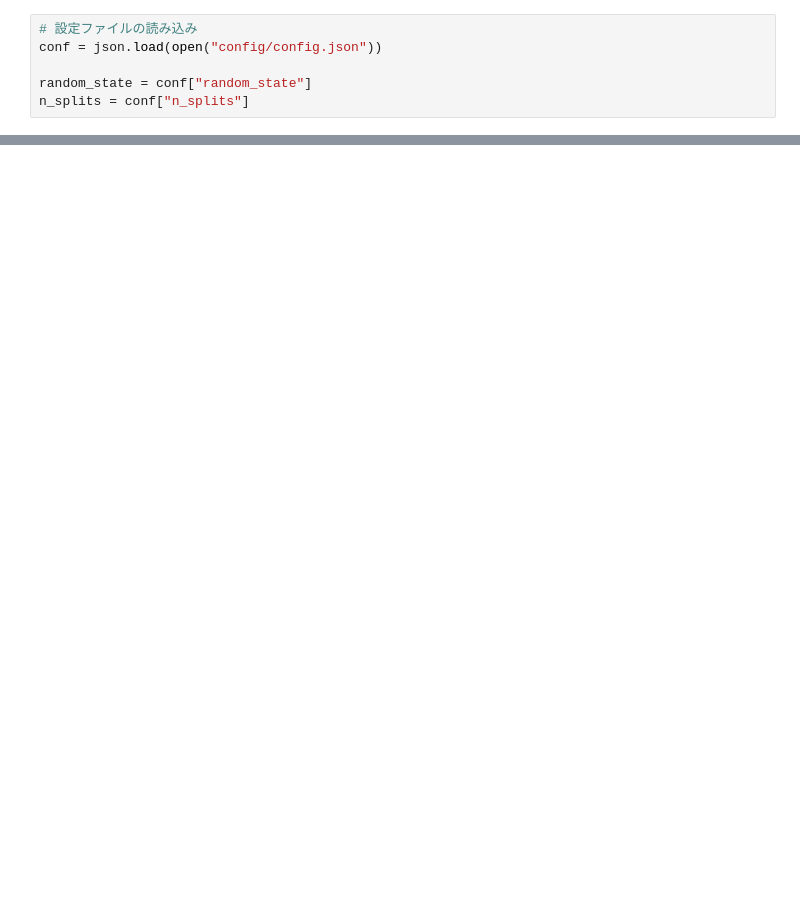
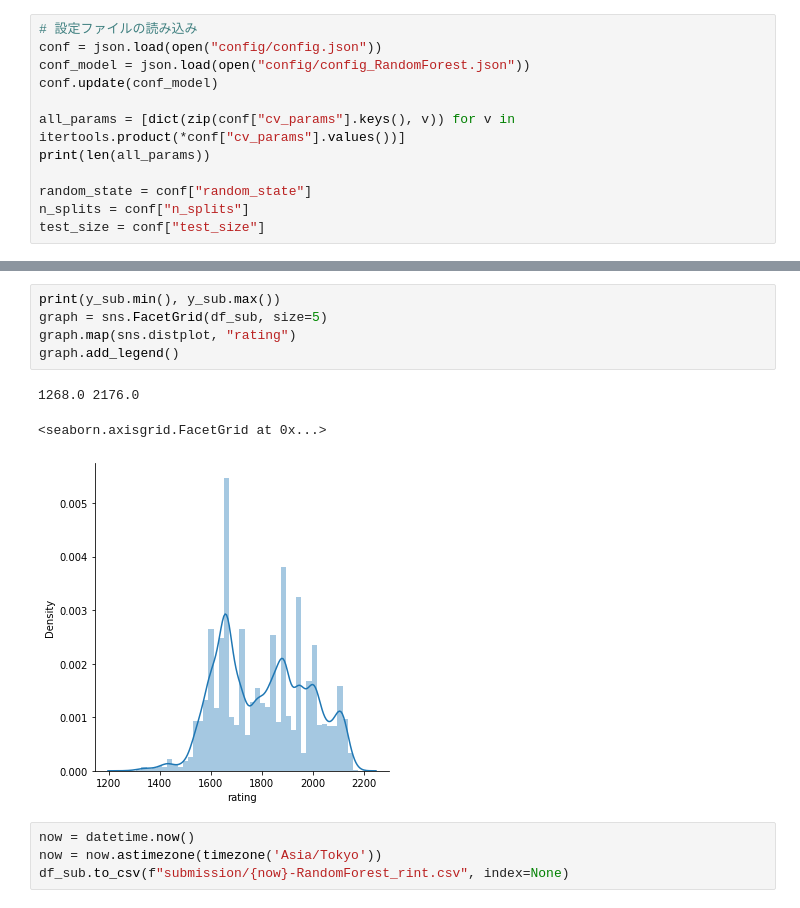
Before and after one commit to kosekitau/kaggle, a Jupyter notebook: Scrabble-player-rating/notebook/run_Scrabble_Player_Rating.ipynb, the cells around one changed output, grey strips where cells are left out. Saved outputs shown, nothing was run; the diff lists cells and outputs as text; blank space fills up the shorter version.

```diff
--- a/Scrabble-player-rating/notebook/run_Scrabble_Player_Rating.ipynb
+++ b/Scrabble-player-rating/notebook/run_Scrabble_Player_Rating.ipynb
@@ -34,6 +17,12 @@ X_test = df_test.drop(["game_id", "nickname"], axis=1).to_numpy()
 # %%
 # 設定ファイルの読み込み
 conf = json.load(open("config/config.json"))
+conf_model = json.load(open("config/config_RandomForest.json"))
+conf.update(conf_model)
+
+all_params = [dict(zip(conf["cv_params"].keys(), v)) for v in itertools.product(*conf["cv_params"].values())]
+print(len(all_params))
 
 random_state = conf["random_state"]
 n_splits = conf["n_splits"]
+test_size = conf["test_size"]
@@ -97,0 +165,13 @@ df_sub.to_csv(f"submission/{now}-Linear_Regression.csv")
+# %%
+print(y_sub.min(), y_sub.max())
+graph = sns.FacetGrid(df_sub, size=5)
+graph.map(sns.distplot, "rating")
+graph.add_legend()
+# %% [output]
+1268.0 2176.0
+<seaborn.axisgrid.FacetGrid at 0x...>
+[figure, added]
+# %%
+now = datetime.now()
+now = now.astimezone(timezone('Asia/Tokyo'))
+df_sub.to_csv(f"submission/{now}-RandomForest_rint.csv", index=None)
```
Also changed, not shown: parts of 13 cells of this notebook, 2 other files.
